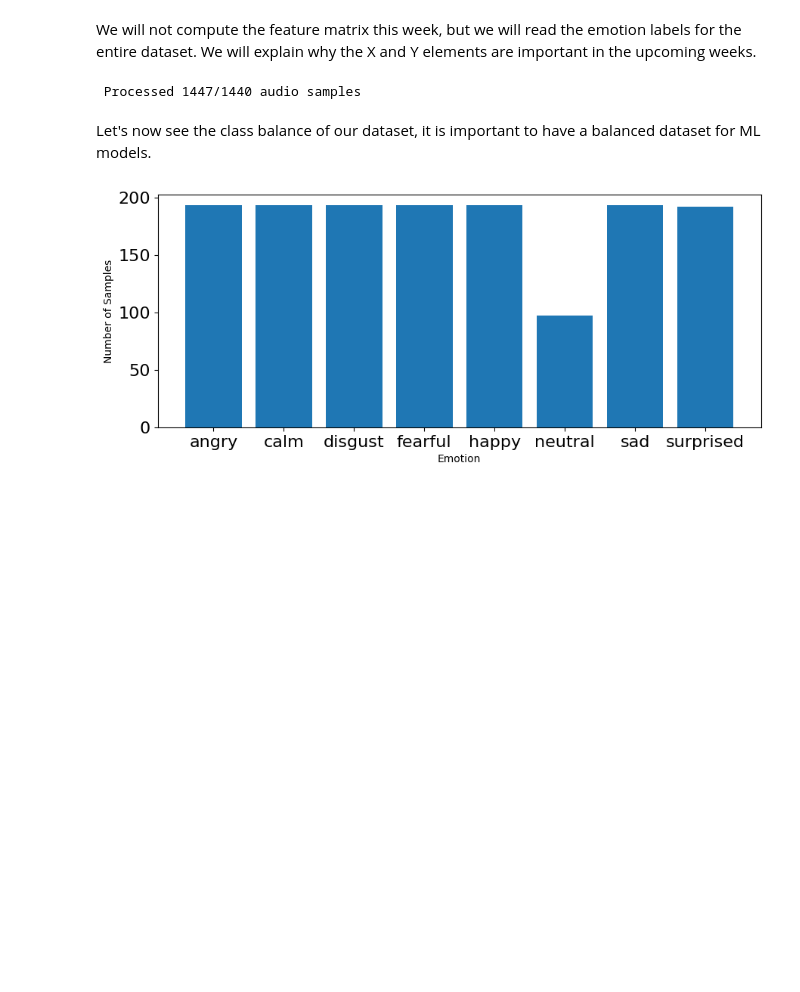
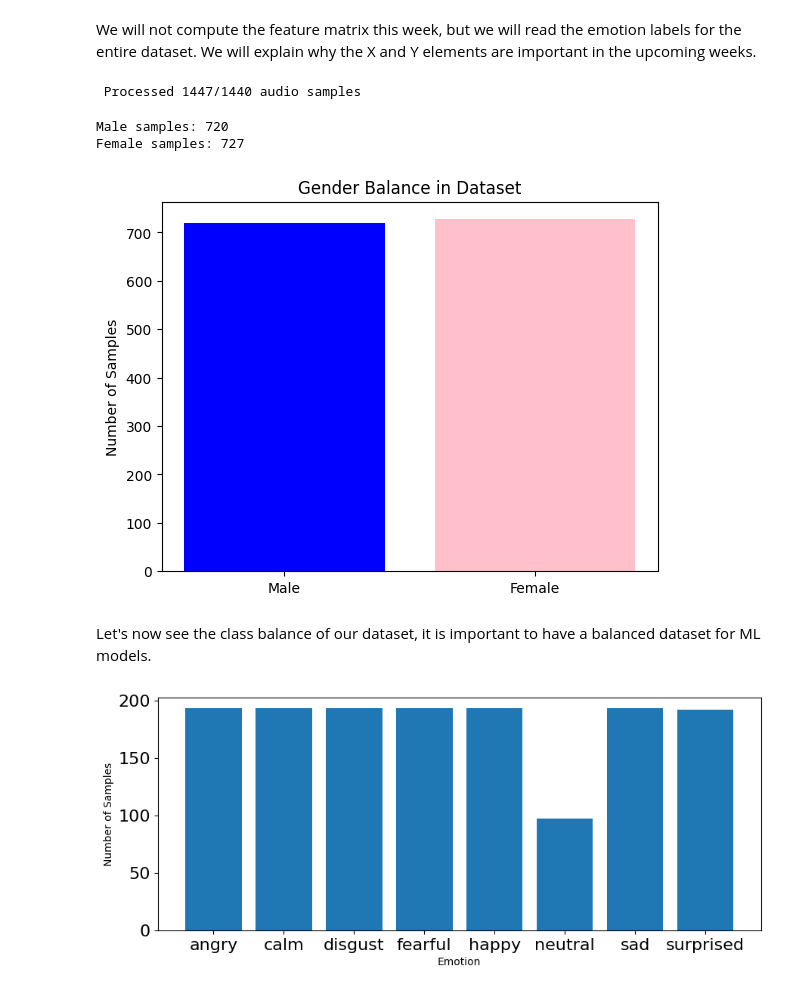
Before and after one commit to emasahisa908-cmyk/Week2-DataPreprocessing, a Jupyter notebook: week_2.ipynb, the cells around one changed output. Drawn from its saved outputs; the diff is of its cells as text; code cells hidden in the pictures; blank space fills up the shorter version.

```diff
--- a/week_2.ipynb
+++ b/week_2.ipynb
@@ -583,6 +583,41 @@ We will explain why the X and Y elements are important in the upcoming weeks.
 features, emotions = load_data()
 # %% [output]
  Processed 1447/1440 audio samples
+# %%
+import glob
+import os
+import matplotlib.pyplot as plt
+
+audio_files = glob.glob('/content/drive/MyDrive/Audio/**/*.wav', recursive=True)
+
+male_count = 0
+female_count = 0
+
+for file in audio_files:
+    filename = os.path.basename(file)
+
+    actor_id = int(filename.split("-")[-1].split(".")[0])
+    if actor_id % 2 == 0:  # even → female
+        female_count += 1
+    else:  # odd → male
+        male_count += 1
+
+
+print("Male samples:", male_count)
+print("Female samples:", female_count)
+
+
+labels = ['Male', 'Female']
+counts = [male_count, female_count]
+
+plt.bar(labels, counts, color=['blue', 'pink'])
+plt.title("Gender Balance in Dataset")
+plt.ylabel("Number of Samples")
+plt.show()
+# %% [output]
+Male samples: 720
+Female samples: 727
+[figure, added]
 # %% [markdown]
 Let's now see the class balance of our dataset, it is important to have a balanced dataset for ML models.
 # %%
```
